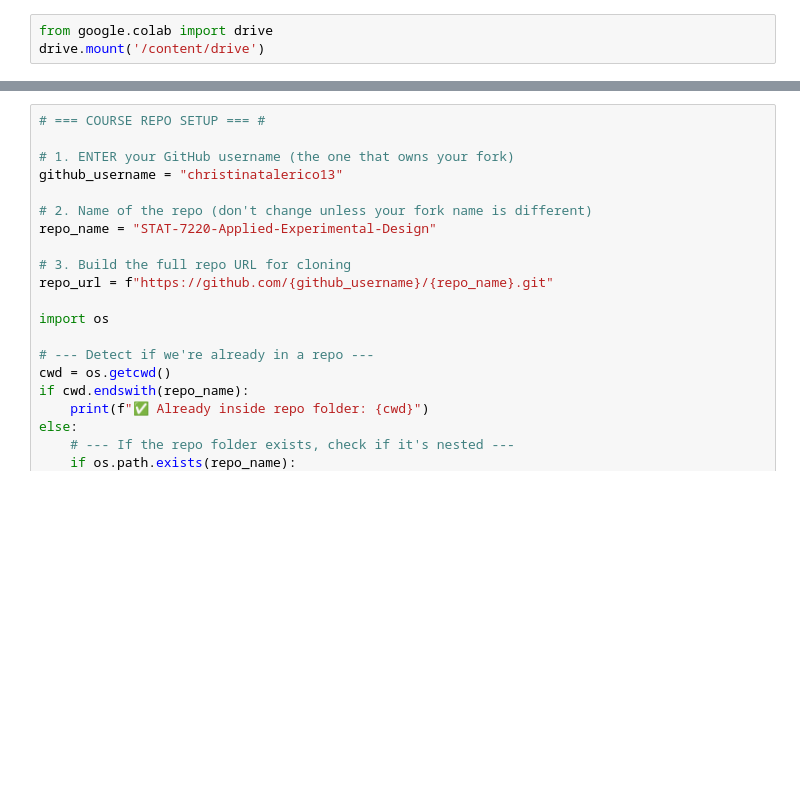
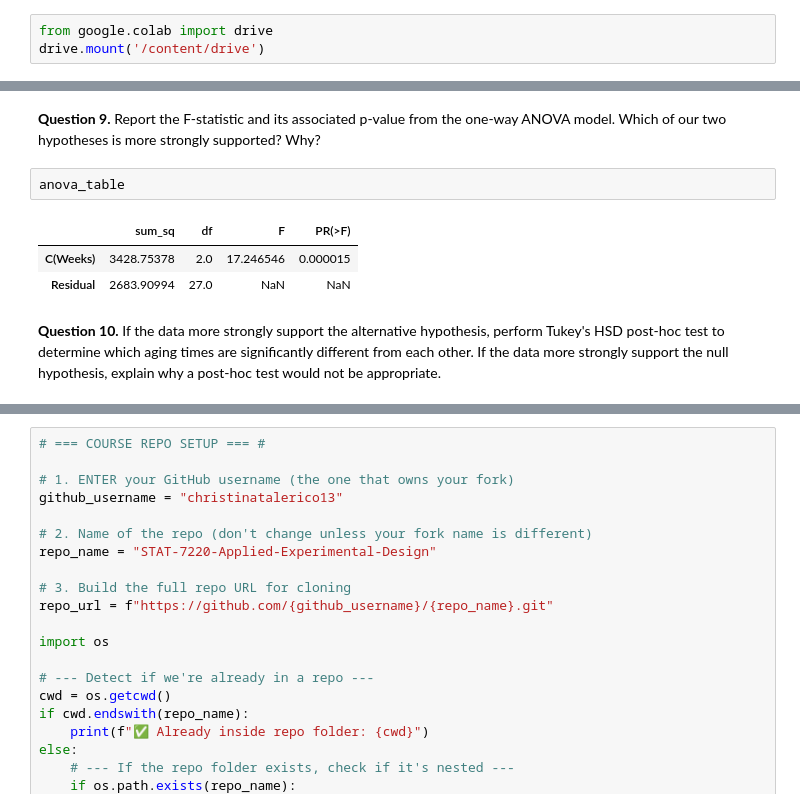
Before and after one commit to christinatalerico13/STAT-7220-Applied-Experimental-Design, a Jupyter notebook: Assignments/HW1/HW-1.ipynb, the cells around one changed output, grey strips where cells are left out. Saved outputs shown, nothing was run; the diff lists cells and outputs as text; blank space fills up the shorter version.

```diff
--- a/Assignments/HW1/HW-1.ipynb
+++ b/Assignments/HW1/HW-1.ipynb
@@ -125,0 +142,10 @@ drive.mount('/content/drive')
+# %% [markdown]
+**Question 9.** Report the F-statistic and its associated p-value from the one-way ANOVA model. Which of our two hypotheses is more strongly supported? Why?
+# %%
+anova_table
+# %% [output]
+|  | sum_sq | df | F | PR(>F) |
+| C(Weeks) | 3428.75378 | 2.0 | 17.246546 | 0.000015 |
+| Residual | 2683.90994 | 27.0 | NaN | NaN |
+# %% [markdown]
+**Question 10.** If the data more strongly support the alternative hypothesis, perform Tukey's HSD post-hoc test to determine which aging times are significantly different from each other. If the data more strongly support the null hypothesis, explain why a post-hoc test would not be appropriate.
```
Also changed, not shown: parts of 5 cells of this notebook.
